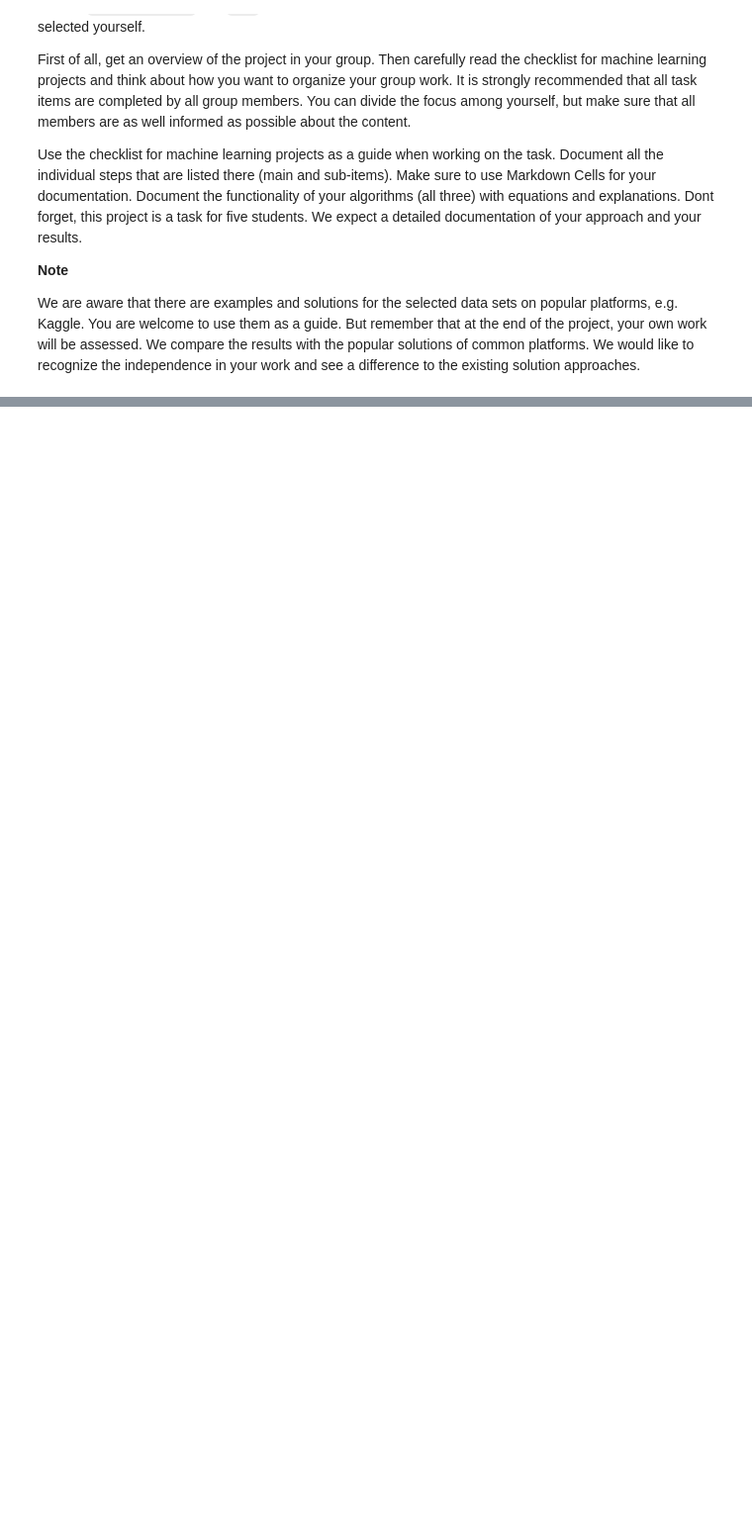
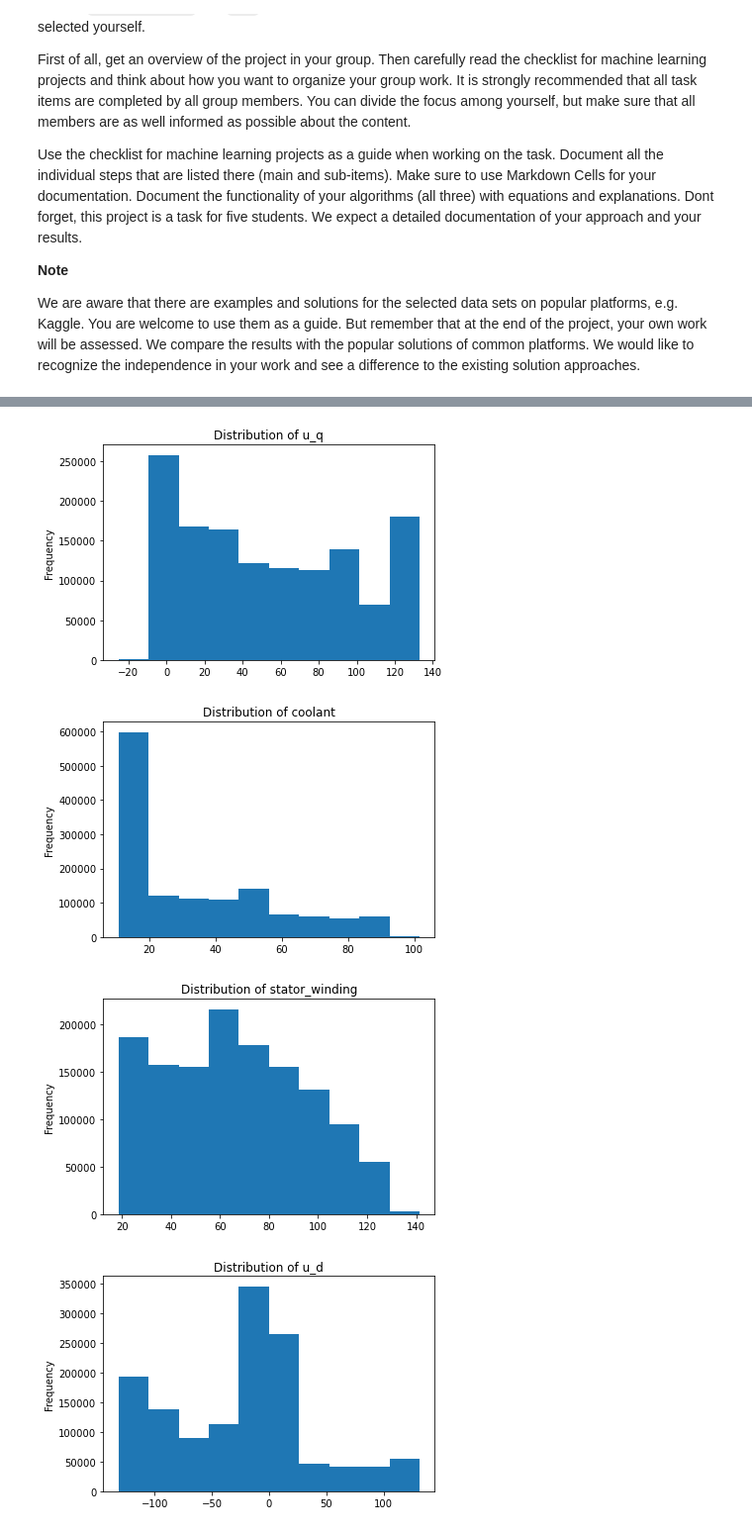
Before and after one commit to eike2/electric_motor, a Jupyter notebook: Electric Motor Temperature Estimation.ipynb, the cells around one changed output, grey strips where cells are left out. Shown at 99% size. Cells and saved outputs as stored; diff of their text form; code cells hidden in the pictures; blank space fills up the shorter version.

```diff
--- a/Electric Motor Temperature Estimation.ipynb
+++ b/Electric Motor Temperature Estimation.ipynb
@@ -50,0 +223,10 @@ Was soll der Scheiss?
+# %%
+for i in db.columns:
+    db[i].plot(kind='hist')
+    plt.title(f'Distribution of {i}')
+    plt.show()
+# %% [output]
+[figure, added]
+[figure, added]
+[figure, added]
+[figure, added]
```
Also changed, not shown: parts of 20 cells of this notebook, 1 other file.
